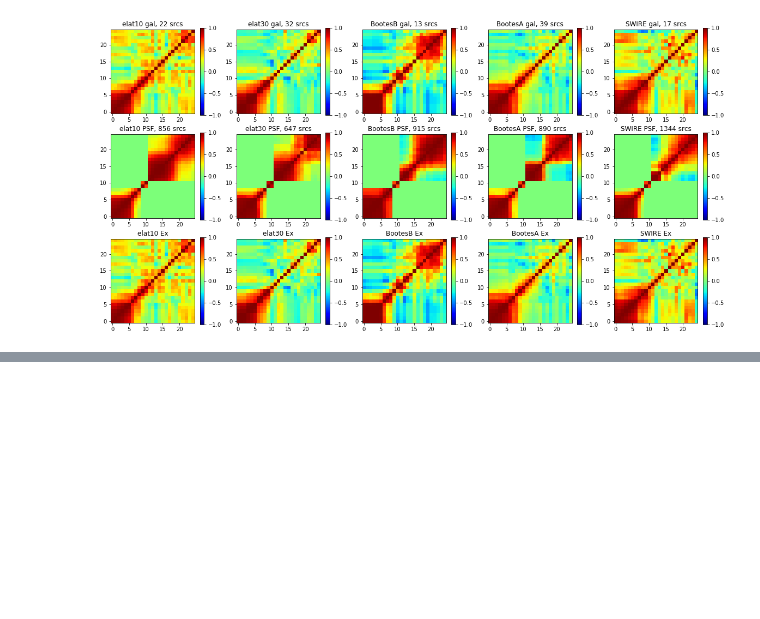
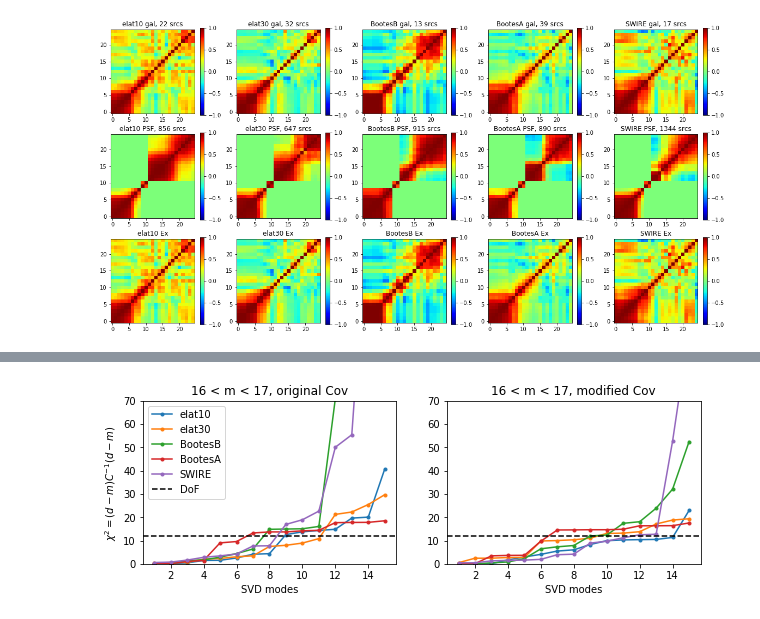
Before and after one commit to yuntingcheng/python_ciber, a Jupyter notebook: stack_modelfit/mcmc.ipynb, the cells around one changed output, grey strips where cells are left out. Cells and saved outputs as stored; diff of their text form; code cells hidden in the pictures; blank space fills up the shorter version.

```diff
--- a/stack_modelfit/mcmc.ipynb
+++ b/stack_modelfit/mcmc.ipynb
@@ -1335,25 +1305,74 @@ for i,ifield in enumerate([4,5,6,7,8]):
 # %%
+from stack import *
+from run_fit import *
 inst = 1
-ifield = 6
 filt_order = 3
-m_min, m_max = 16,17
-stackdat = stacking(inst,ifield,m_min,m_max,filt_order=filt_order,
-                    load_from_file=True, BGsub=False).stackdat
-Covg = stackdat['cov']['profcbsub'].copy()
-Covpsf = stackdat['PSFcov']['profcbsub'].copy()
-Covex = stackdat['excov']['profcbsub'].copy()
 
-scale = np.mean(np.diag(Covg[:4])/np.diag(Covpsf[:4]))
-Covg1 = Covg.copy()
-Covg1[:4,:4] = Covpsf[:4,:4] * scale
-Covex1 = Covg1 + Covpsf
+fig, ax = plt.subplots(1, 2, figsize = (10,3))
+for im,(m_min,m_max) in enumerate(zip(magbindict['m_min'][:1],magbindict['m_max'][:1])):
+    R200 = gal_profile_model().Wang19_profile(0,im)['params']['R200']
+    xe2_W19 = gal_profile_model().Wang19_profile(0,3)['params']['sersic2'][2]
+    Re2_W19 = R200 * xe2_W19
+    for ifield in [4,5,6,7,8]:
+        param_fit = fit_stacking_mcmc(inst, ifield, im, filt_order)
+        modelprof = param_fit.get_profexcess_model(Re2=Re2_W19, A1h=1, A2h=1)
+        M = modelprof['profex_sub'] + modelprof['prof1h_sub'] + modelprof['prof2h_sub']
+        D = param_fit.profex_sub
 
-Cov = Covex1
-U, s, VT = np.linalg.svd(Cov)
-V = VT.T
-UT = U.T
-S = np.diag(s)
-Sinv  = np.diag(1/s)
-Nmode=15
-Cov_svd = U[:,:Nmode]@S[:Nmode,:Nmode]@VT[:Nmode,:]
-Covi_svd = V[:,:Nmode]@Sinv[:Nmode,:Nmode]@UT[:Nmode,:]
+        stackdat = stacking(inst,ifield,m_min,m_max,filt_order=filt_order,
+                            load_from_file=True, BGsub=False).stackdat
+        Covg = stackdat['cov']['profcbsub'].copy()
+        Covpsf = stackdat['PSFcov']['profcbsub'].copy()
+        Covex = stackdat['excov']['profcbsub'].copy()
+
+        # scale = np.mean(np.diag(Covg[:4])/np.diag(Covpsf[:4]))
+        scale = stackdat['PSF']['Nsrc'] / stackdat['Nsrc']
+        Covg1 = Covg.copy()
+        Covg1[:4,:] = Covpsf[:4,:] * scale
+        Covg1[:,:4] = Covpsf[:,:4] * scale
+        Covex1 = Covg1 + Covpsf
+
+        Cov = Covex
+        U, s, VT = np.linalg.svd(Cov)
+        V = VT.T
+        UT = U.T
+        S = np.diag(s)
+        Sinv  = np.diag(1/s)
+        chi2_arr = []
+        for Nmode in np.arange(len(s))+1:
+            Cov_svd = U[:,:Nmode]@S[:Nmode,:Nmode]@VT[:Nmode,:]
+            Covi_svd = V[:,:Nmode]@Sinv[:Nmode,:Nmode]@UT[:Nmode,:]
+
+            chi2_mat_svd = Covi_svd * ((D-M)[:,np.newaxis] @ (D-M)[:,np.newaxis].T)
+            chi2_arr.append(np.sum(chi2_mat_svd))
+        ax[0].plot(np.arange(len(s))+1, chi2_arr,'.-',label=param_fit.field,C='C'+str(ifield-4))
+
+        Cov = Covex1
+        U, s, VT = np.linalg.svd(Cov)
+        V = VT.T
+        UT = U.T
+        S = np.diag(s)
+        Sinv  = np.diag(1/s)
+        chi2_arr = []
+        for Nmode in np.arange(len(s))+1:
+            Cov_svd = U[:,:Nmode]@S[:Nmode,:Nmode]@VT[:Nmode,:]
+            Covi_svd = V[:,:Nmode]@Sinv[:Nmode,:Nmode]@UT[:Nmode,:]
+
+            chi2_mat_svd = Covi_svd * ((D-M)[:,np.newaxis] @ (D-M)[:,np.newaxis].T)
+            chi2_arr.append(np.sum(chi2_mat_svd))
+        ax[1].plot(np.arange(len(s))+1, chi2_arr,'.-',label=param_fit.field,C='C'+str(ifield-4))
+
+
+    ax[0].set_ylabel(r'$\chi^2 = (d-m)C^{-1}(d-m)$')
+    ax[0].set_xlabel('SVD modes')
+    ax[0].axhline(len(s)-3,c='k',ls='--',label='DoF')
+    ax[0].set_ylim([0,70])
+    ax[0].legend()
+    ax[0].set_title('%d < m < %d, original Cov'%(m_min, m_max))
+
+    ax[1].set_xlabel('SVD modes')
+    ax[1].axhline(len(s)-3,c='k',ls='--',label='DoF')
+    ax[1].set_ylim([0,70])
+    ax[1].set_title('%d < m < %d, modified Cov'%(m_min, m_max))
+# %% [output]
+[figure, added]
```
Also changed, not shown: parts of 14 cells of this notebook, 1 other file.
